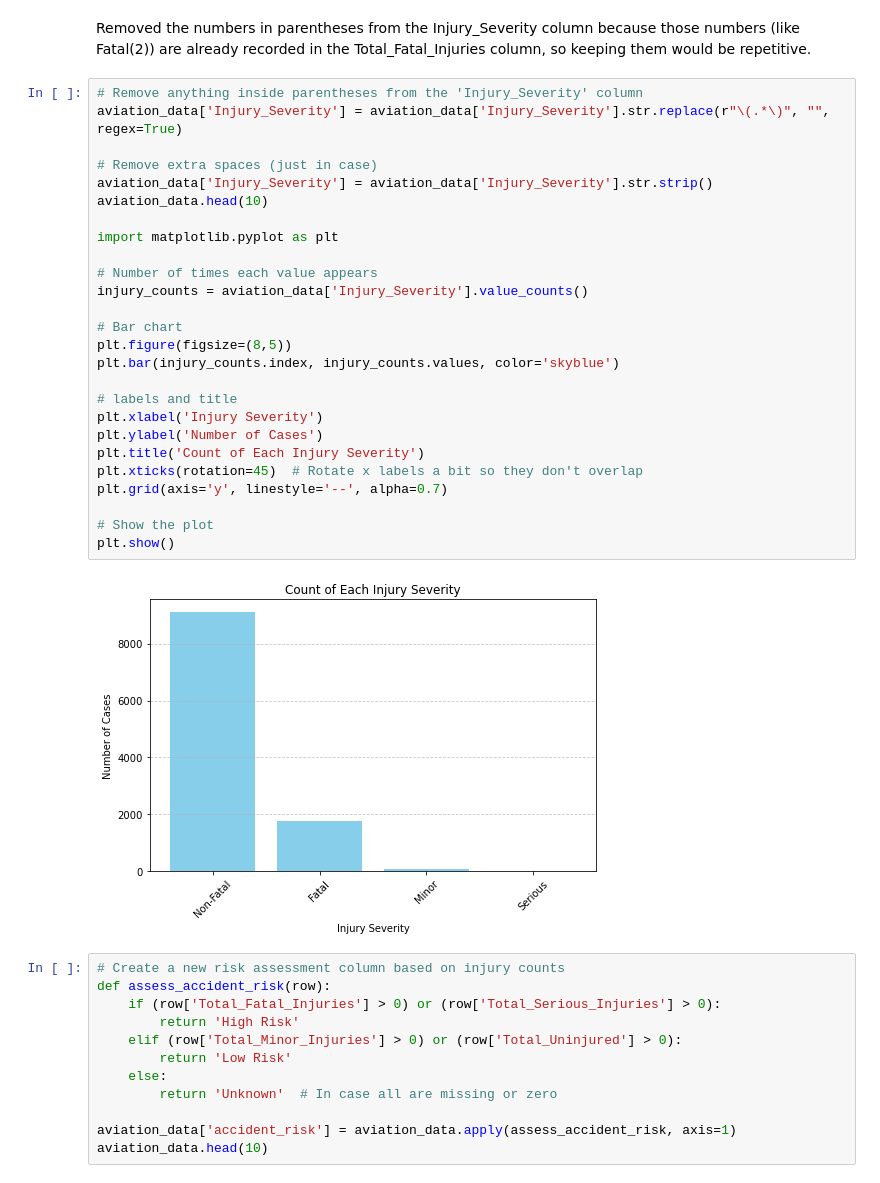
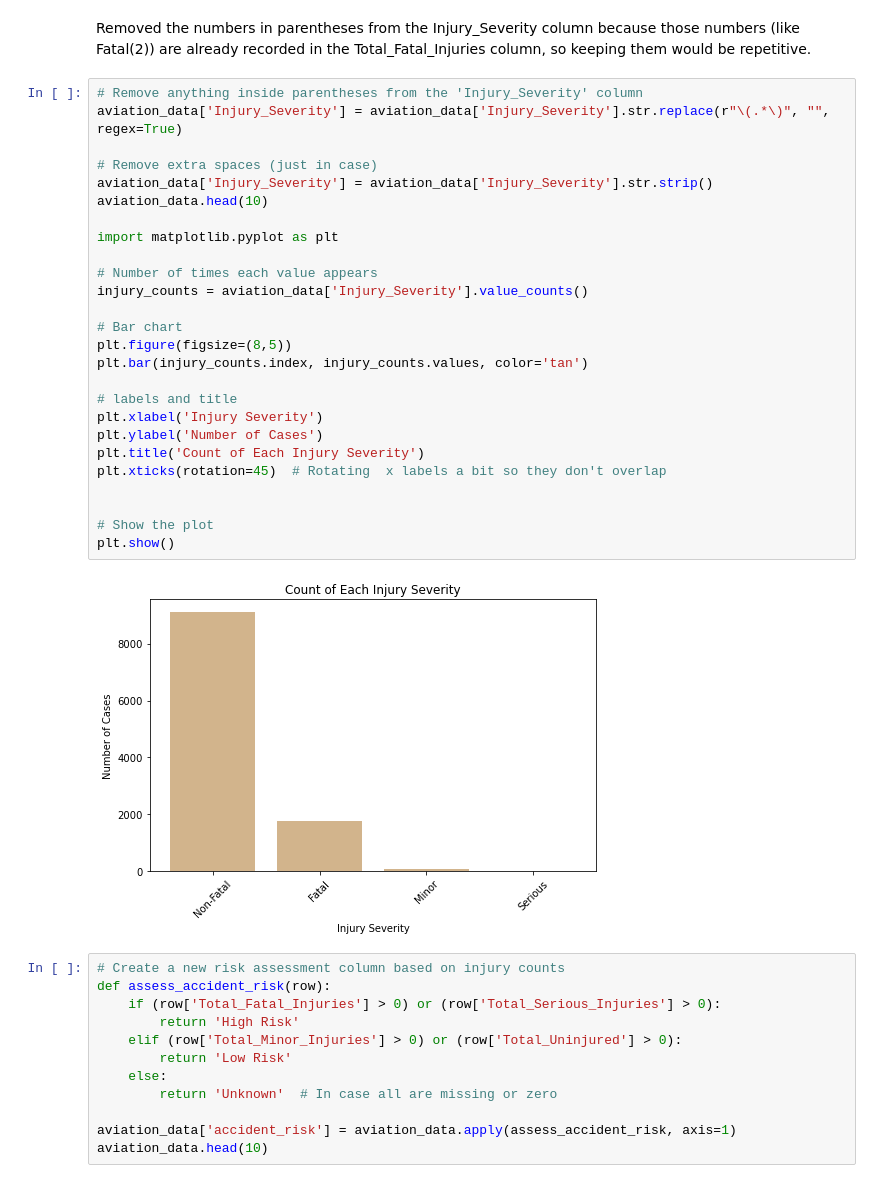
Before and after one commit to Hafsa-mohamed-Ad3n/Evaluating-Low-Risk-Aircraft-for-Growth-in-Aviation-Ventures, a Jupyter notebook: aviation.ipynb, the cells around one changed output. Drawn from its saved outputs; the diff is of its cells as text.

```diff
--- a/aviation.ipynb
+++ b/aviation.ipynb
@@ -384,31 +384,31 @@ Removed the numbers in parentheses from the Injury_Severity column because those
 # %%
 # Remove anything inside parentheses from the 'Injury_Severity' column
 aviation_data['Injury_Severity'] = aviation_data['Injury_Severity'].str.replace(r"\(.*\)", "", regex=True)
 
 # Remove extra spaces (just in case)
 aviation_data['Injury_Severity'] = aviation_data['Injury_Severity'].str.strip()
 aviation_data.head(10)
 
 import matplotlib.pyplot as plt
 
 # Number of times each value appears
 injury_counts = aviation_data['Injury_Severity'].value_counts()
 
 # Bar chart
 plt.figure(figsize=(8,5))
-plt.bar(injury_counts.index, injury_counts.values, color='skyblue')
+plt.bar(injury_counts.index, injury_counts.values, color='tan')
 
 # labels and title
 plt.xlabel('Injury Severity')
 plt.ylabel('Number of Cases')
 plt.title('Count of Each Injury Severity')
-plt.xticks(rotation=45)  # Rotate x labels a bit so they don't overlap
-plt.grid(axis='y', linestyle='--', alpha=0.7)
+plt.xticks(rotation=45)  # Rotating  x labels a bit so they don't overlap
+
 
 # Show the plot
 plt.show()
 # %% [output]
-[figure, old version]
+[figure, new version]
 # %%
 # Create a new risk assessment column based on injury counts
 def assess_accident_risk(row):
```
Also changed, not shown: parts of 24 cells of this notebook, 2 other files.
